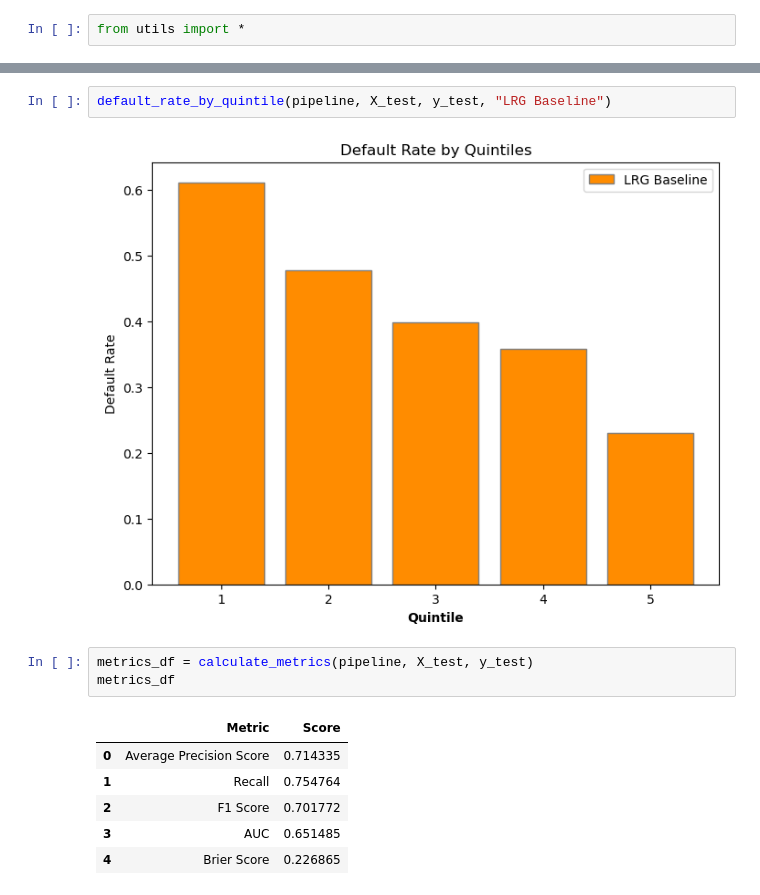
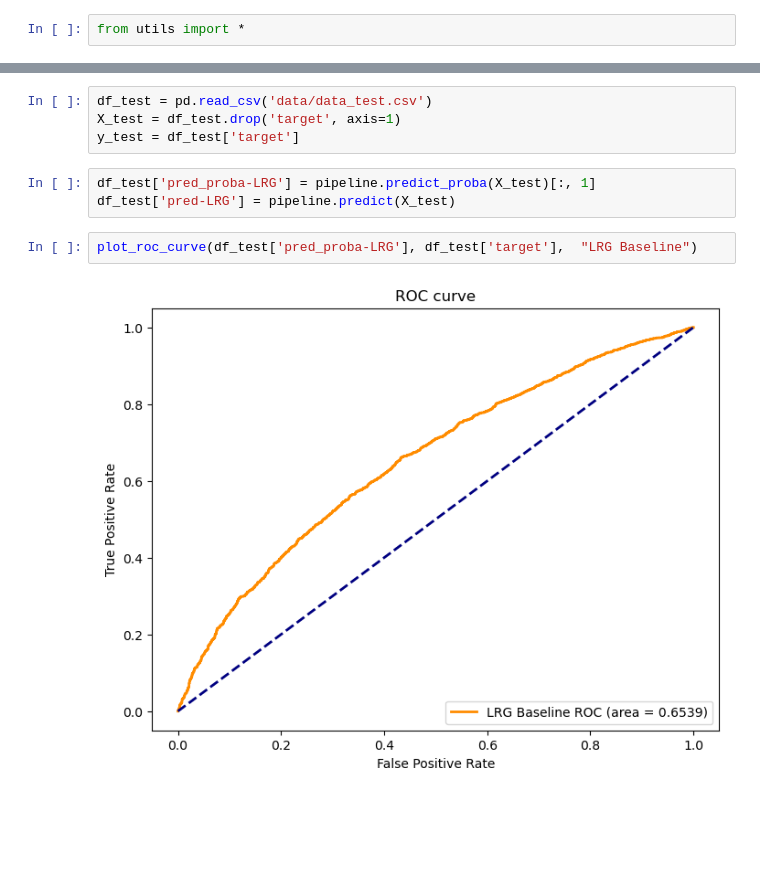
Before and after one commit to iserranoz/aprendizaje_maquina1, a Jupyter notebook: desc_baseline.ipynb, the cells around one changed output, grey strips where cells are left out. Drawn from its saved outputs; the diff is of its cells as text; blank space fills up the shorter version.

```diff
--- a/desc_baseline.ipynb
+++ b/desc_baseline.ipynb
@@ -101,14 +158,11 @@ plot_roc_curve(pipeline, X_test, y_test, "LRG Baseline")
-# %%
-default_rate_by_quintile(pipeline, X_test, y_test, "LRG Baseline")
-# %% [output]
-[figure, removed]
-# %%
-metrics_df = calculate_metrics(pipeline, X_test, y_test)
-metrics_df
-# %% [output]
-|  | Metric | Score |
-| 0 | Average Precision Score | 0.714335 |
-| 1 | Recall | 0.754764 |
-| 2 | F1 Score | 0.701772 |
-| 3 | AUC | 0.651485 |
-| 4 | Brier Score | 0.226865 |
+# %%
+df_test = pd.read_csv('data/data_test.csv')
+X_test = df_test.drop('target', axis=1)
+y_test = df_test['target']
+# %%
+df_test['pred_proba-LRG'] = pipeline.predict_proba(X_test)[:, 1]
+df_test['pred-LRG'] = pipeline.predict(X_test)
+# %%
+plot_roc_curve(df_test['pred_proba-LRG'], df_test['target'],  "LRG Baseline")
+# %% [output]
+[figure, added]
```
Also changed, not shown: parts of 20 cells of this notebook, 5 other files.
